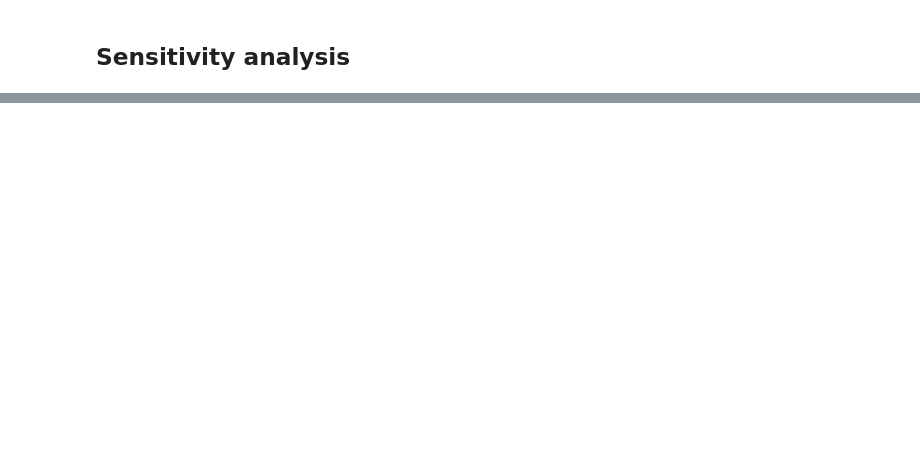
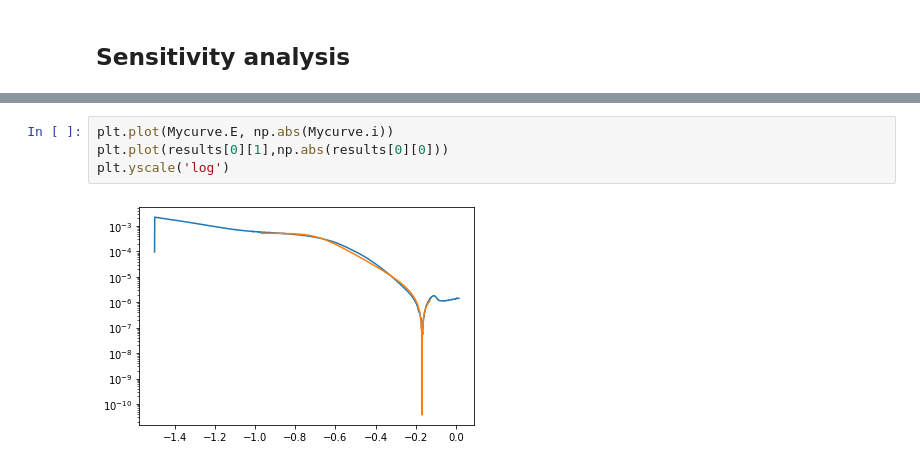
Before and after one commit to Meekevanede/PolCurveFit, a Jupyter notebook: demo.ipynb, the cells around one changed output, grey strips where cells are left out. Drawn from its saved outputs; the diff is of its cells as text; blank space fills up the shorter version.

```diff
--- a/demo.ipynb
+++ b/demo.ipynb
@@ -121,0 +145,6 @@ Other output ideas?
+# %%
+plt.plot(Mycurve.E, np.abs(Mycurve.i))
+plt.plot(results[0][1],np.abs(results[0][0]))
+plt.yscale('log')
+# %% [output]
+[figure, added]
```
Also changed, not shown: parts of 8 cells of this notebook.
